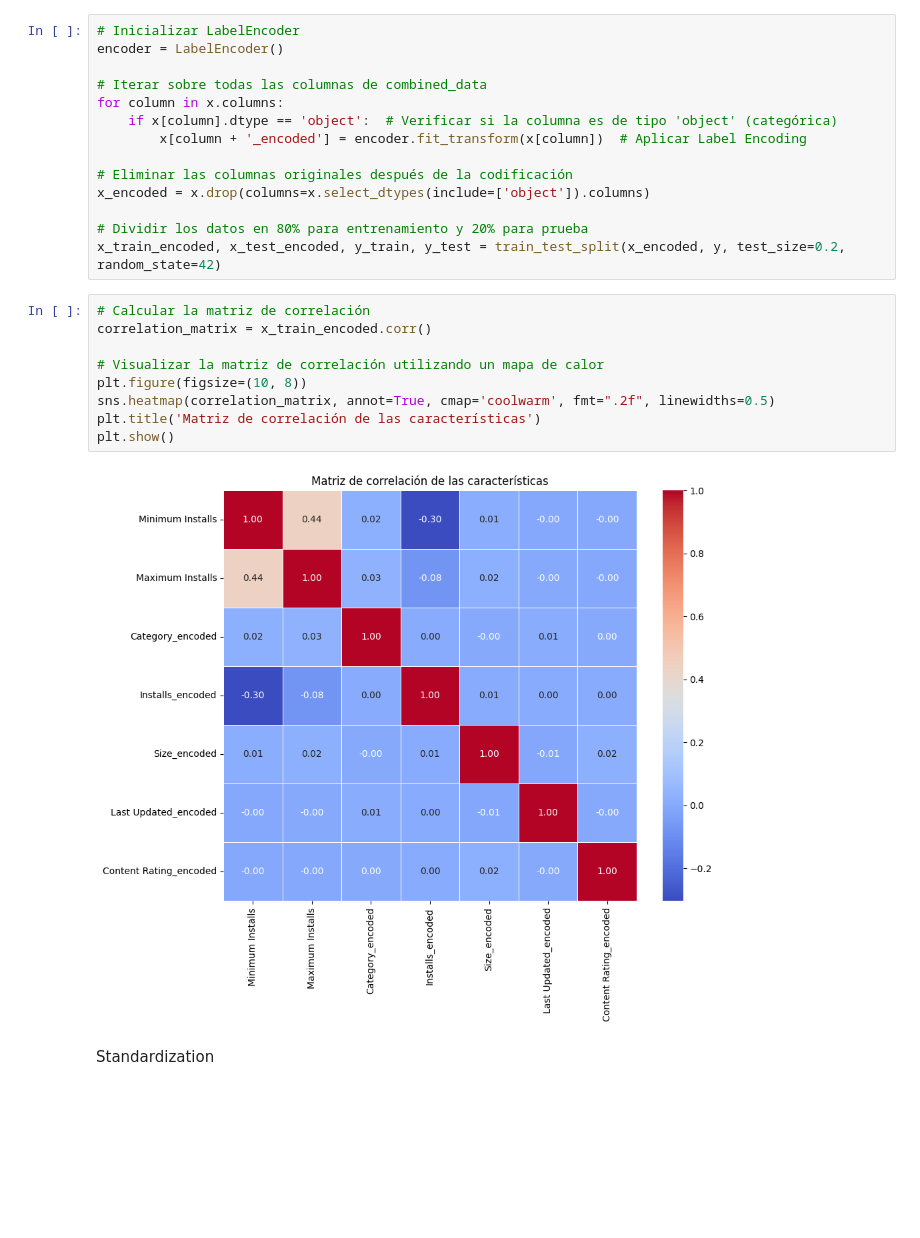
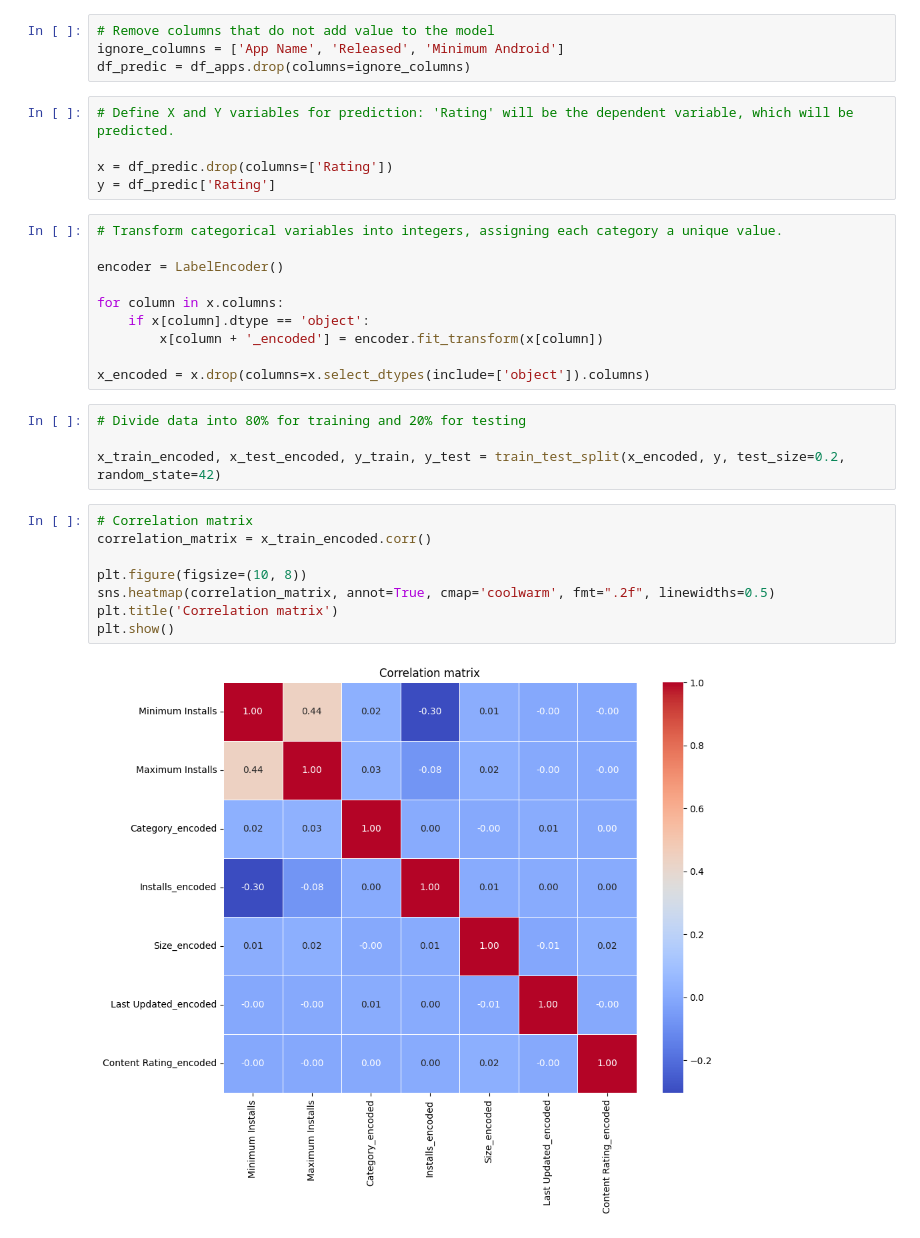
Before and after one commit to maria-clavijo/project_playstore_apps, a Jupyter notebook: notebooks/Rating Prediction.ipynb, the cells around one changed output. Saved outputs shown, nothing was run; the diff lists cells and outputs as text; blank space fills up the shorter version.

Commit message:
Playstore Apps Raiting Prediction

```diff
--- a/notebooks/Rating Prediction.ipynb
+++ b/notebooks/Rating Prediction.ipynb
@@ -88,28 +53,34 @@ Label Encoding
+# %%
+# Remove columns that do not add value to the model
+ignore_columns = ['App Name', 'Released', 'Minimum Android']
+df_predic = df_apps.drop(columns=ignore_columns)
+# %%
+# Define X and Y variables for prediction: 'Rating' will be the dependent variable, which will be predicted.
+
+x = df_predic.drop(columns=['Rating'])
+y = df_predic['Rating']
 # %%
-# Inicializar LabelEncoder
+# Transform categorical variables into integers, assigning each category a unique value.
+
 encoder = LabelEncoder()
 
-# Iterar sobre todas las columnas de combined_data
 for column in x.columns:
-    if x[column].dtype == 'object':  # Verificar si la columna es de tipo 'object' (categórica)
-        x[column + '_encoded'] = encoder.fit_transform(x[column])  # Aplicar Label Encoding
+    if x[column].dtype == 'object':
+        x[column + '_encoded'] = encoder.fit_transform(x[column])
 
-# Eliminar las columnas originales después de la codificación
 x_encoded = x.drop(columns=x.select_dtypes(include=['object']).columns)
-
-# Dividir los datos en 80% para entrenamiento y 20% para prueba
-x_train_encoded, x_test_encoded, y_train, y_test = train_test_split(x_encoded, y, test_size=0.2, random_state=42)
+# %%
+# Divide data into 80% for training and 20% for testing
+
+x_train_encoded, x_test_encoded, y_train, y_test = train_test_split(x_encoded, y, test_size=0.2, random_state=42)
 # %%
-# Calcular la matriz de correlación
+# Correlation matrix
 correlation_matrix = x_train_encoded.corr()
 
-# Visualizar la matriz de correlación utilizando un mapa de calor
 plt.figure(figsize=(10, 8))
 sns.heatmap(correlation_matrix, annot=True, cmap='coolwarm', fmt=".2f", linewidths=0.5)
-plt.title('Matriz de correlación de las características')
+plt.title('Correlation matrix')
 plt.show()
 # %% [output]
-[figure, old version]
+[figure, new version]
-# %% [markdown]
-Standardization
 # %%
```
Also changed, not shown: parts of 44 cells of this notebook.
